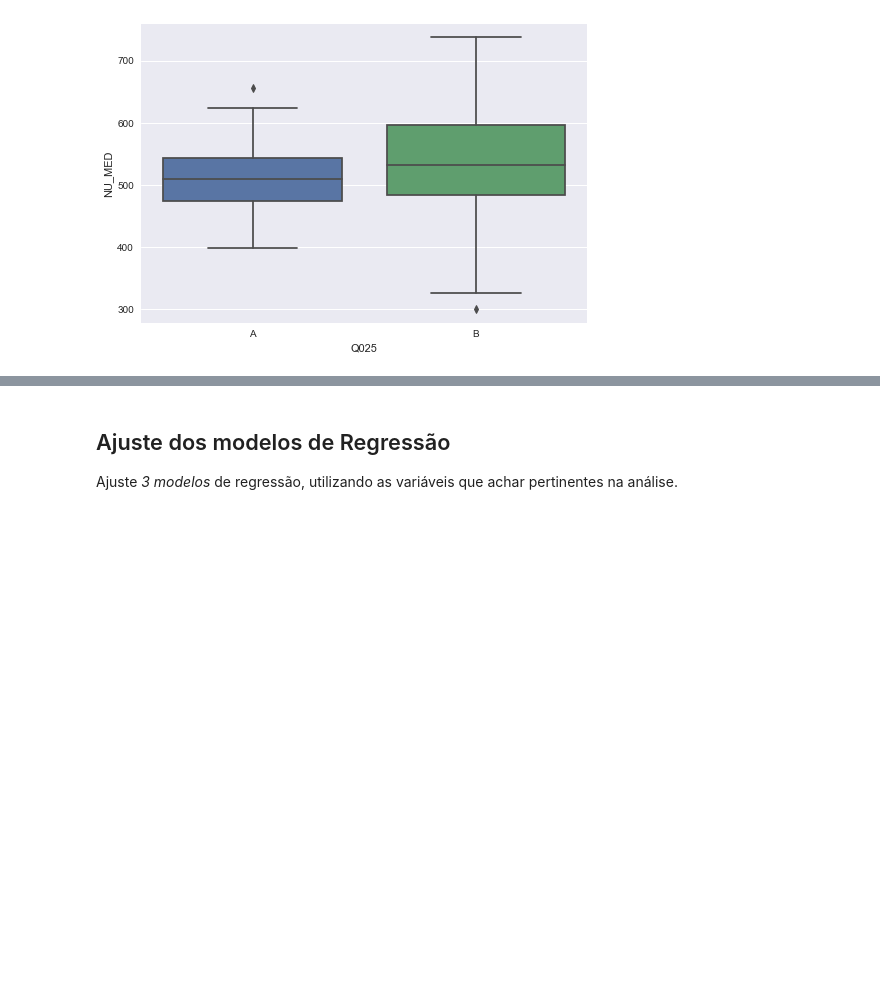
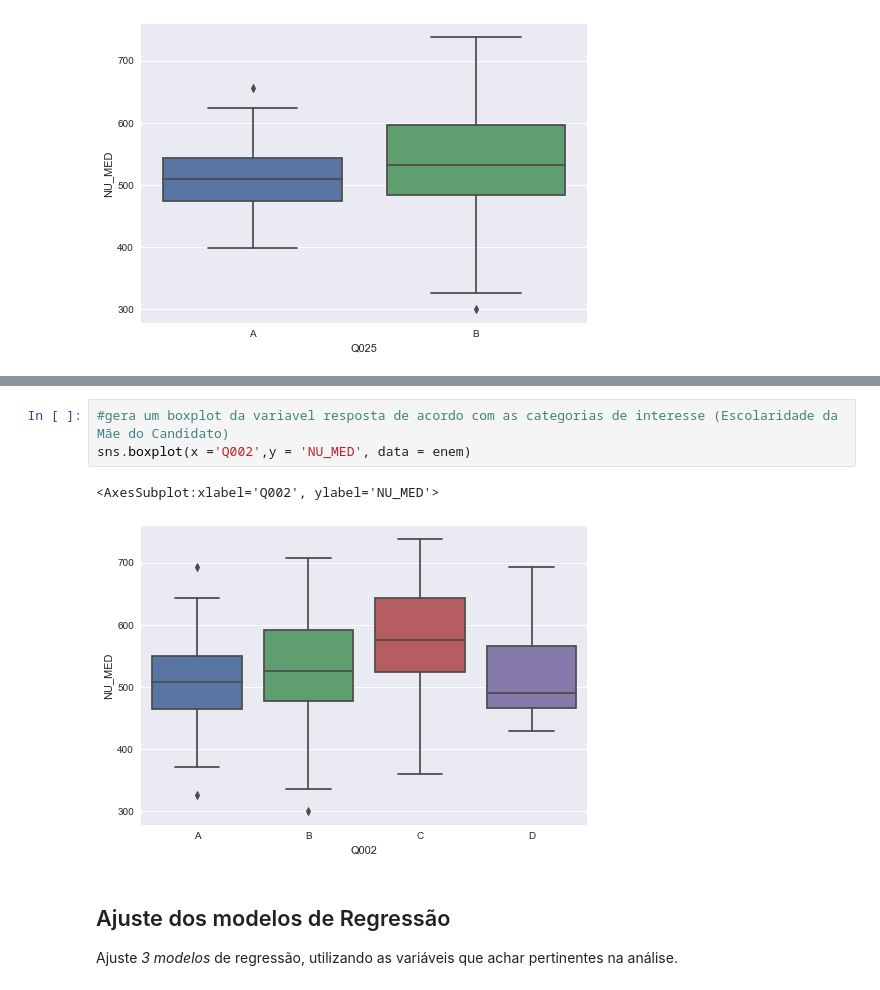
Before and after one commit to onemarcos/Tera-Jupyter-Notebook, a Jupyter notebook: Workshop Modelagem de Dados/Workshop de Modelagem.ipynb, the cells around one changed output, grey strips where cells are left out. Cells and saved outputs as stored; diff of their text form; blank space fills up the shorter version.

```diff
--- a/Workshop Modelagem de Dados/Workshop de Modelagem.ipynb
+++ b/Workshop Modelagem de Dados/Workshop de Modelagem.ipynb
@@ -211,3 +217,9 @@ sns.boxplot(x ='Q025',y = 'NU_MED', data = enem)
+# %%
+#gera um boxplot da variavel resposta de acordo com as categorias de interesse (Escolaridade da Mãe do Candidato)
+sns.boxplot(x ='Q002',y = 'NU_MED', data = enem)
+# %% [output]
+<AxesSubplot:xlabel='Q002', ylabel='NU_MED'>
+[figure, added]
 # %% [markdown]
 ## Ajuste dos modelos de Regressão
 
```
Also changed, not shown: parts of 2 cells of this notebook.
